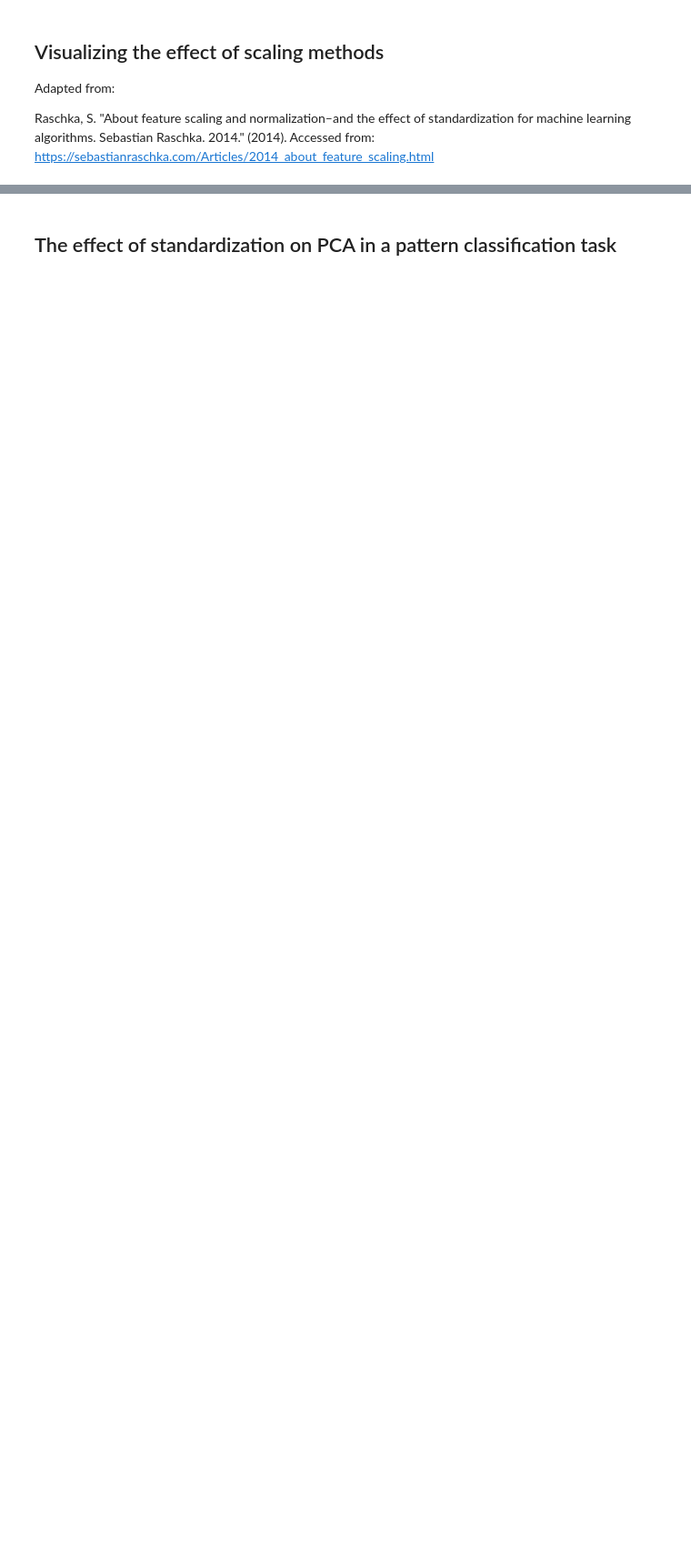
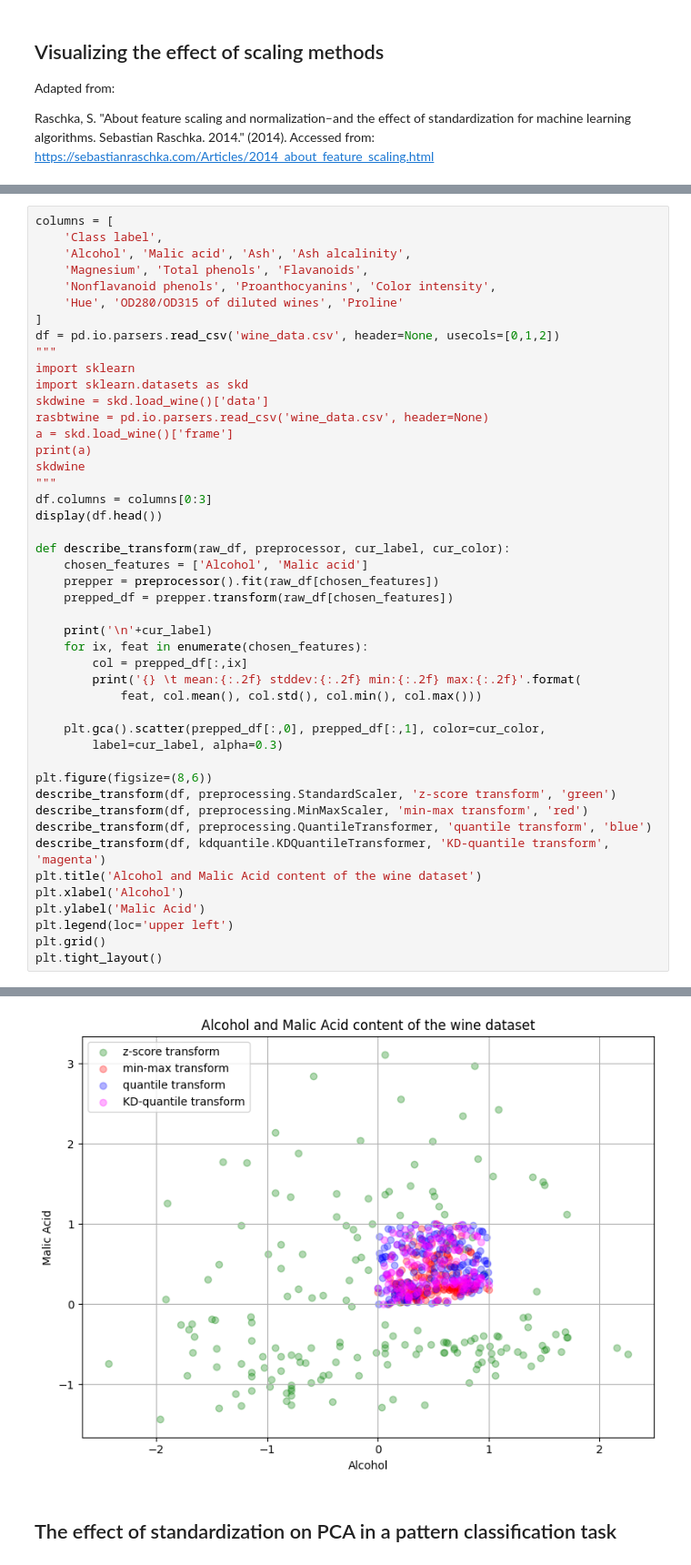
Before and after one commit to calvinmccarter/kditransform, a Jupyter notebook: examples/wine.ipynb, the cells around one changed output, grey strips where cells are left out. Shown: that part at 91% size. Drawn from its saved outputs; the diff is of its cells as text; blank space fills up the shorter version.

Commit message:
wine analysis done, incl accuracy vs bwf

```diff
--- a/examples/wine.ipynb
+++ b/examples/wine.ipynb
@@ -114,0 +24,47 @@ plt.show()
+# %%
+columns = [
+    'Class label',
+    'Alcohol', 'Malic acid', 'Ash', 'Ash alcalinity',
+    'Magnesium', 'Total phenols', 'Flavanoids',
+    'Nonflavanoid phenols', 'Proanthocyanins', 'Color intensity',
+    'Hue', 'OD280/OD315 of diluted wines', 'Proline'
+]
+df = pd.io.parsers.read_csv('wine_data.csv', header=None, usecols=[0,1,2])
+"""
+import sklearn
+import sklearn.datasets as skd
+skdwine = skd.load_wine()['data']
+rasbtwine = pd.io.parsers.read_csv('wine_data.csv', header=None)
+a = skd.load_wine()['frame']
+print(a)
+skdwine
+"""
+df.columns = columns[0:3]
+display(df.head())
+
+def describe_transform(raw_df, preprocessor, cur_label, cur_color):
+    chosen_features = ['Alcohol', 'Malic acid']
+    prepper = preprocessor().fit(raw_df[chosen_features])
+    prepped_df = prepper.transform(raw_df[chosen_features])
+
+    print('\n'+cur_label)
+    for ix, feat in enumerate(chosen_features):
+        col = prepped_df[:,ix]
+        print('{} \t mean:{:.2f} stddev:{:.2f} min:{:.2f} max:{:.2f}'.format(
+            feat, col.mean(), col.std(), col.min(), col.max()))
+
+    plt.gca().scatter(prepped_df[:,0], prepped_df[:,1], color=cur_color,
+        label=cur_label, alpha=0.3)
+
+plt.figure(figsize=(8,6))
+describe_transform(df, preprocessing.StandardScaler, 'z-score transform', 'green')
+describe_transform(df, preprocessing.MinMaxScaler, 'min-max transform', 'red')
+describe_transform(df, preprocessing.QuantileTransformer, 'quantile transform', 'blue')
+describe_transform(df, kdquantile.KDQuantileTransformer, 'KD-quantile transform', 'magenta')
+plt.title('Alcohol and Malic Acid content of the wine dataset')
+plt.xlabel('Alcohol')
+plt.ylabel('Malic Acid')
+plt.legend(loc='upper left')
+plt.grid()
+plt.tight_layout()
+# %% [output]
@@ -115,2 +92,3 @@ plt.show()
+[figure, added]
 # %% [markdown]
 ## The effect of standardization on PCA in a pattern classification task
```
Also changed, not shown: parts of 16 cells of this notebook, 9 other files.
